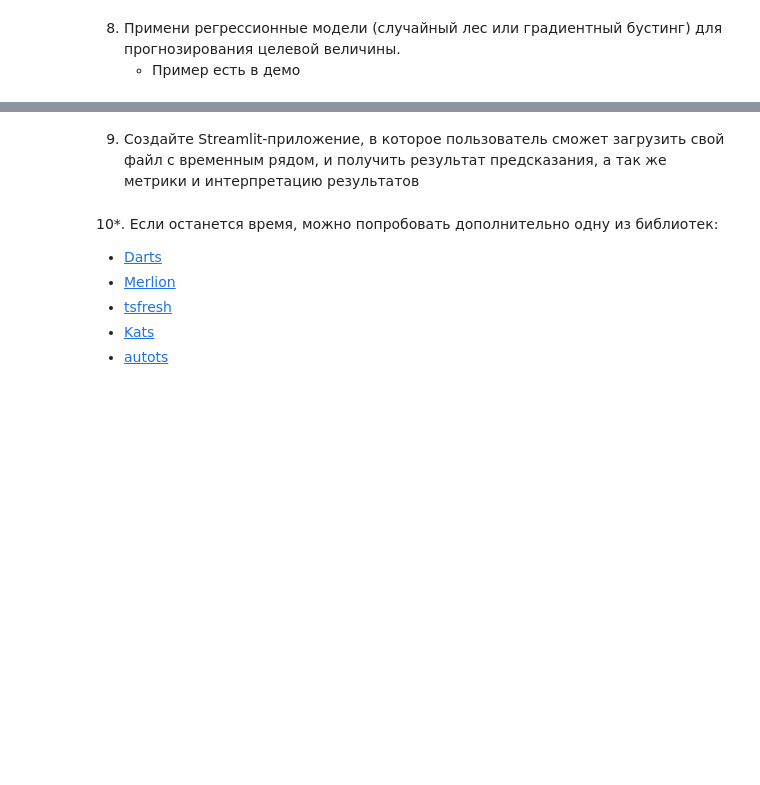
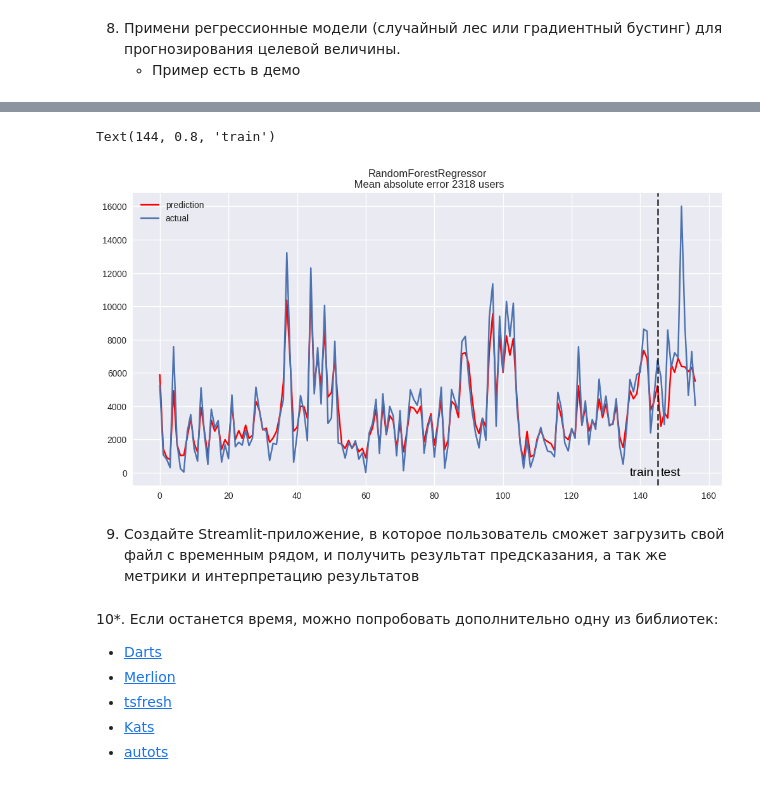
Before and after one commit to DmitriiPrikhodko/ds-phase1-git, a Jupyter notebook: week3/day3/06-03-task.ipynb, the cells around one changed output, grey strips where cells are left out. Saved outputs shown, nothing was run; the diff lists cells and outputs as text; code cells hidden in the pictures; blank space fills up the shorter version.

```diff
--- a/week3/day3/06-03-task.ipynb
+++ b/week3/day3/06-03-task.ipynb
@@ -465,3 +673,43 @@ figure_comp = prophet_model.plot_components(forecast)
+# %%
+X = pd.concat((X_train, X_test))
+X = X.drop_duplicates()
+y = pd.concat((y_train, y_test))
+y = y.drop_duplicates()
+# %%
+plt.figure(figsize=(12, 6))
+plt.plot(rf.predict(X), "r", label="prediction")
+plt.plot(y, label="actual")
+plt.legend(loc="best")
+plt.title(
+    "RandomForestRegressor\n Mean absolute error {} users".format(
+        round(mean_absolute_error(prediction, y_test))
+    )
+)
+plt.grid(True)
+plt.axvline(x=X_train.index[-1], color="black", linestyle="--", linewidth=2, alpha=0.7)
+
+# Добавляем подписи
+plt.text(
+    X_train.index[-1] + 1,
+    0.8,
+    "test",
+    fontsize=14,
+    color="black",
+    verticalalignment="center",
+    horizontalalignment="left",
+)
+plt.text(
+    X_train.index[-1] - 1,
+    0.8,
+    "train",
+    fontsize=14,
+    color="black",
+    verticalalignment="center",
+    horizontalalignment="right",
+)
+# %% [output]
+Text(144, 0.8, 'train')
+[figure, added]
 # %% [markdown]
 9. Создайте Streamlit-приложение, в которое пользователь сможет загрузить свой файл с временным рядом, и получить результат предсказания, а так же метрики и интерпретацию результатов
 # %% [markdown]
```
Also changed, not shown: parts of 28 cells of this notebook, 8 other files.
